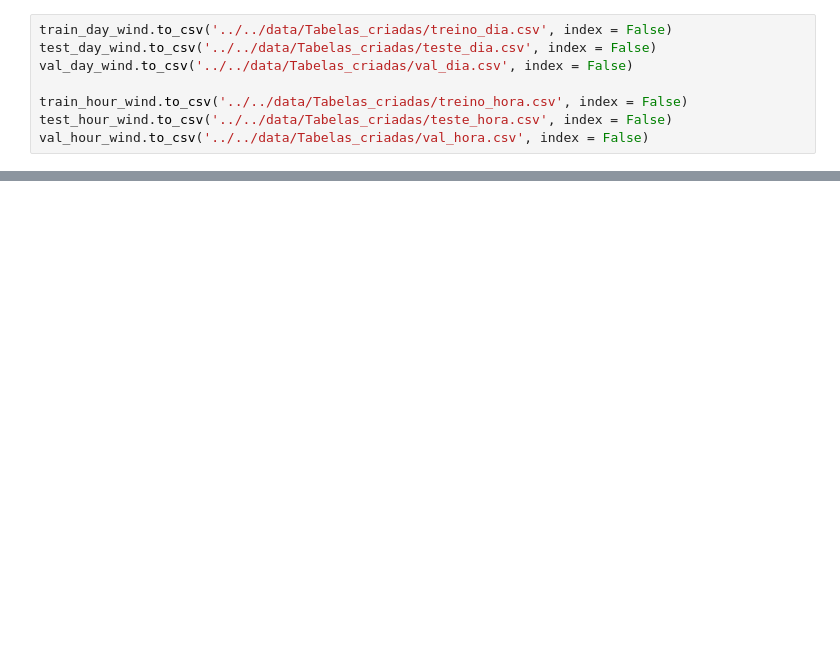
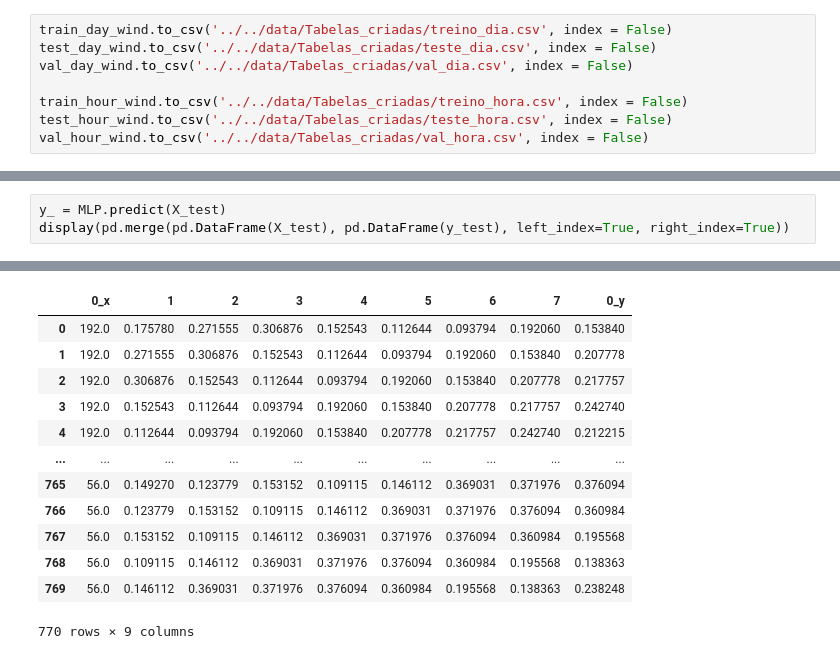
Before and after one commit to LarcesUece/GRANULARITY-PREDICTION, a Jupyter notebook: src/notebooks/analise_granularidade.ipynb, the cells around one changed output, grey strips where cells are left out. Drawn from its saved outputs; the diff is of its cells as text; blank space fills up the shorter version.

```diff
--- a/src/notebooks/analise_granularidade.ipynb
+++ b/src/notebooks/analise_granularidade.ipynb
@@ -556,0 +574,4 @@ NameError: name 'MLP' is not defined
+# %%
+y_ = MLP.predict(X_test)
+display(pd.merge(pd.DataFrame(X_test), pd.DataFrame(y_test), left_index=True, right_index=True))
+# %% [output]
@@ -556,0 +579,13 @@ NameError: name 'MLP' is not defined
+|  | 0_x | 1 | 2 | 3 | 4 | 5 | 6 | 7 | 0_y |
+| 0 | 192.0 | 0.175780 | 0.271555 | 0.306876 | 0.152543 | 0.112644 | 0.093794 | 0.192060 | 0.153840 |
+| 1 | 192.0 | 0.271555 | 0.306876 | 0.152543 | 0.112644 | 0.093794 | 0.192060 | 0.153840 | 0.207778 |
+| 2 | 192.0 | 0.306876 | 0.152543 | 0.112644 | 0.093794 | 0.192060 | 0.153840 | 0.207778 | 0.217757 |
+| 3 | 192.0 | 0.152543 | 0.112644 | 0.093794 | 0.192060 | 0.153840 | 0.207778 | 0.217757 | 0.242740 |
+| 4 | 192.0 | 0.112644 | 0.093794 | 0.192060 | 0.153840 | 0.207778 | 0.217757 | 0.242740 | 0.212215 |
+| ... | ... | ... | ... | ... | ... | ... | ... | ... | ... |
+| 765 | 56.0 | 0.149270 | 0.123779 | 0.153152 | 0.109115 | 0.146112 | 0.369031 | 0.371976 | 0.376094 |
+| 766 | 56.0 | 0.123779 | 0.153152 | 0.109115 | 0.146112 | 0.369031 | 0.371976 | 0.376094 | 0.360984 |
+| 767 | 56.0 | 0.153152 | 0.109115 | 0.146112 | 0.369031 | 0.371976 | 0.376094 | 0.360984 | 0.195568 |
+| 768 | 56.0 | 0.109115 | 0.146112 | 0.369031 | 0.371976 | 0.376094 | 0.360984 | 0.195568 | 0.138363 |
+| 769 | 56.0 | 0.146112 | 0.369031 | 0.371976 | 0.376094 | 0.360984 | 0.195568 | 0.138363 | 0.238248 |
+770 rows × 9 columns
```
Also changed, not shown: parts of 16 cells of this notebook, 1 other file.
